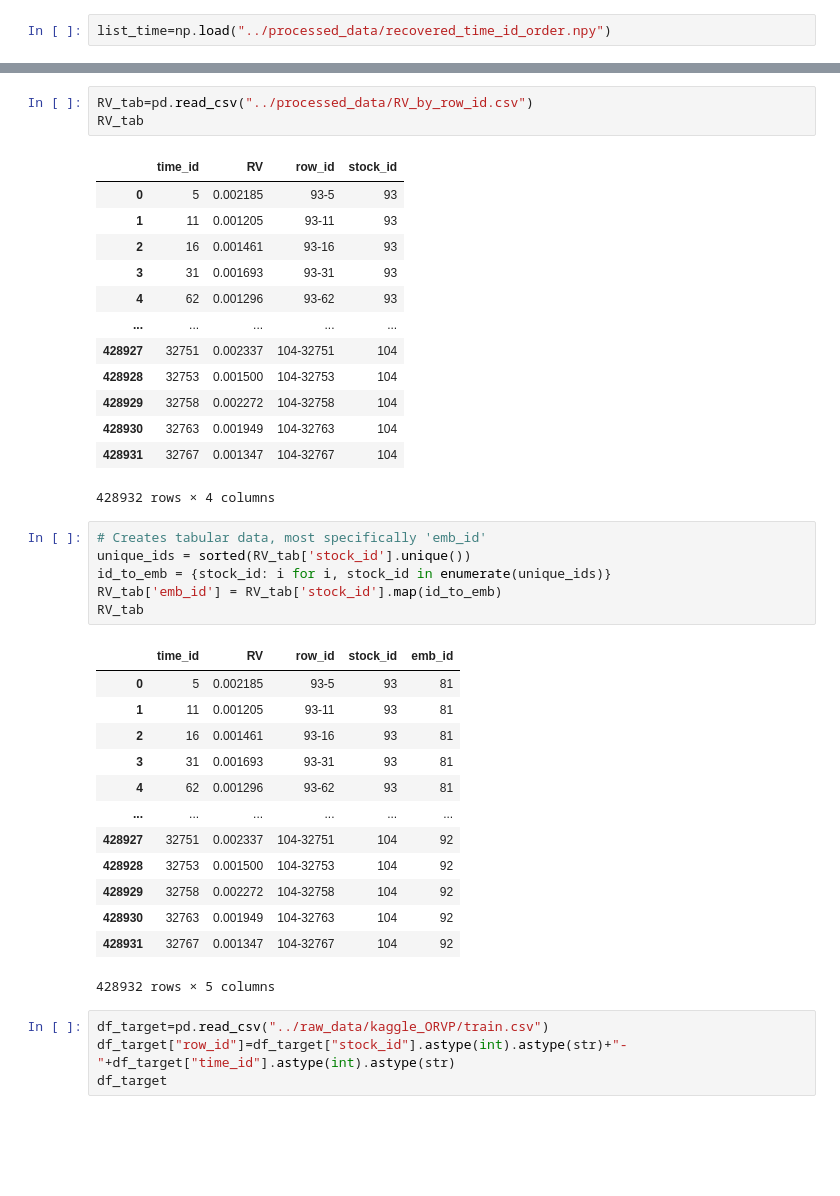
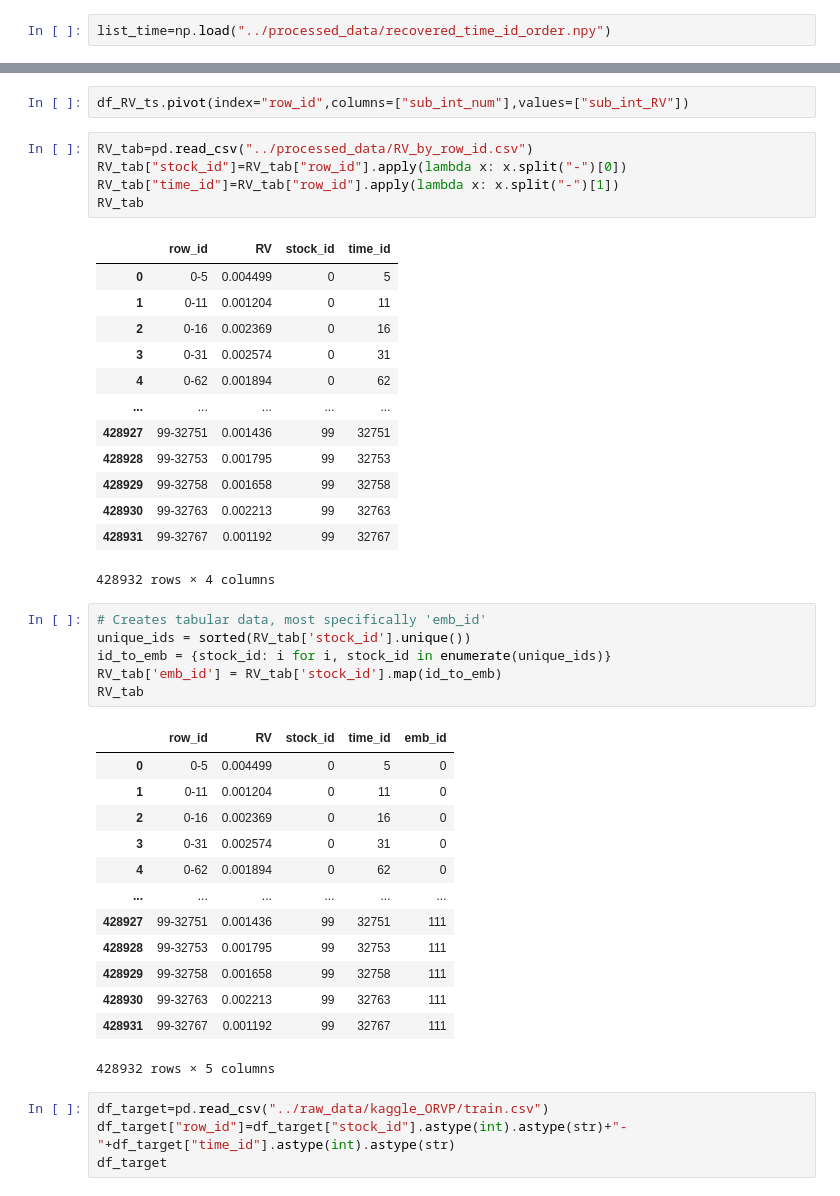
Before and after one commit to martinmf-dev/Realized_Volatility_Prediction_-erdos_deeplearning-, a Jupyter notebook: NNetwork/Learned_emb_RNN.ipynb, the cells around one changed output, grey strips where cells are left out. Drawn from its saved outputs; the diff is of its cells as text; blank space fills up the shorter version.

```diff
--- a/NNetwork/Learned_emb_RNN.ipynb
+++ b/NNetwork/Learned_emb_RNN.ipynb
@@ -45,19 +38,23 @@ df_RV_ts.pivot(index="row_id",columns=["sub_int_num"],values=["sub_int_RV"])
+# %%
+df_RV_ts.pivot(index="row_id",columns=["sub_int_num"],values=["sub_int_RV"])
 # %%
 RV_tab=pd.read_csv("../processed_data/RV_by_row_id.csv")
+RV_tab["stock_id"]=RV_tab["row_id"].apply(lambda x: x.split("-")[0])
+RV_tab["time_id"]=RV_tab["row_id"].apply(lambda x: x.split("-")[1])
 RV_tab
 # %% [output]
-|  | time_id | RV | row_id | stock_id |
-| 0 | 5 | 0.002185 | 93-5 | 93 |
-| 1 | 11 | 0.001205 | 93-11 | 93 |
-| 2 | 16 | 0.001461 | 93-16 | 93 |
-| 3 | 31 | 0.001693 | 93-31 | 93 |
-| 4 | 62 | 0.001296 | 93-62 | 93 |
+|  | row_id | RV | stock_id | time_id |
+| 0 | 0-5 | 0.004499 | 0 | 5 |
+| 1 | 0-11 | 0.001204 | 0 | 11 |
+| 2 | 0-16 | 0.002369 | 0 | 16 |
+| 3 | 0-31 | 0.002574 | 0 | 31 |
+| 4 | 0-62 | 0.001894 | 0 | 62 |
 | ... | ... | ... | ... | ... |
-| 428927 | 32751 | 0.002337 | 104-32751 | 104 |
-| 428928 | 32753 | 0.001500 | 104-32753 | 104 |
-| 428929 | 32758 | 0.002272 | 104-32758 | 104 |
-| 428930 | 32763 | 0.001949 | 104-32763 | 104 |
-| 428931 | 32767 | 0.001347 | 104-32767 | 104 |
+| 428927 | 99-32751 | 0.001436 | 99 | 32751 |
+| 428928 | 99-32753 | 0.001795 | 99 | 32753 |
+| 428929 | 99-32758 | 0.001658 | 99 | 32758 |
+| 428930 | 99-32763 | 0.002213 | 99 | 32763 |
+| 428931 | 99-32767 | 0.001192 | 99 | 32767 |
 428932 rows × 4 columns
 # %%
 # Creates tabular data, most specifically 'emb_id'
@@ -66,18 +63,18 @@ id_to_emb = {stock_id: i for i, stock_id in enumerate(unique_ids)}
 RV_tab['emb_id'] = RV_tab['stock_id'].map(id_to_emb)
 RV_tab
 # %% [output]
-|  | time_id | RV | row_id | stock_id | emb_id |
-| 0 | 5 | 0.002185 | 93-5 | 93 | 81 |
-| 1 | 11 | 0.001205 | 93-11 | 93 | 81 |
-| 2 | 16 | 0.001461 | 93-16 | 93 | 81 |
-| 3 | 31 | 0.001693 | 93-31 | 93 | 81 |
-| 4 | 62 | 0.001296 | 93-62 | 93 | 81 |
+|  | row_id | RV | stock_id | time_id | emb_id |
+| 0 | 0-5 | 0.004499 | 0 | 5 | 0 |
+| 1 | 0-11 | 0.001204 | 0 | 11 | 0 |
+| 2 | 0-16 | 0.002369 | 0 | 16 | 0 |
+| 3 | 0-31 | 0.002574 | 0 | 31 | 0 |
+| 4 | 0-62 | 0.001894 | 0 | 62 | 0 |
 | ... | ... | ... | ... | ... | ... |
-| 428927 | 32751 | 0.002337 | 104-32751 | 104 | 92 |
-| 428928 | 32753 | 0.001500 | 104-32753 | 104 | 92 |
-| 428929 | 32758 | 0.002272 | 104-32758 | 104 | 92 |
-| 428930 | 32763 | 0.001949 | 104-32763 | 104 | 92 |
-| 428931 | 32767 | 0.001347 | 104-32767 | 104 | 92 |
+| 428927 | 99-32751 | 0.001436 | 99 | 32751 | 111 |
+| 428928 | 99-32753 | 0.001795 | 99 | 32753 | 111 |
+| 428929 | 99-32758 | 0.001658 | 99 | 32758 | 111 |
+| 428930 | 99-32763 | 0.002213 | 99 | 32763 | 111 |
+| 428931 | 99-32767 | 0.001192 | 99 | 32767 | 111 |
 428932 rows × 5 columns
 # %%
 df_target=pd.read_csv("../raw_data/kaggle_ORVP/train.csv")
```
Also changed, not shown: parts of 15 cells of this notebook, 1 other file.
